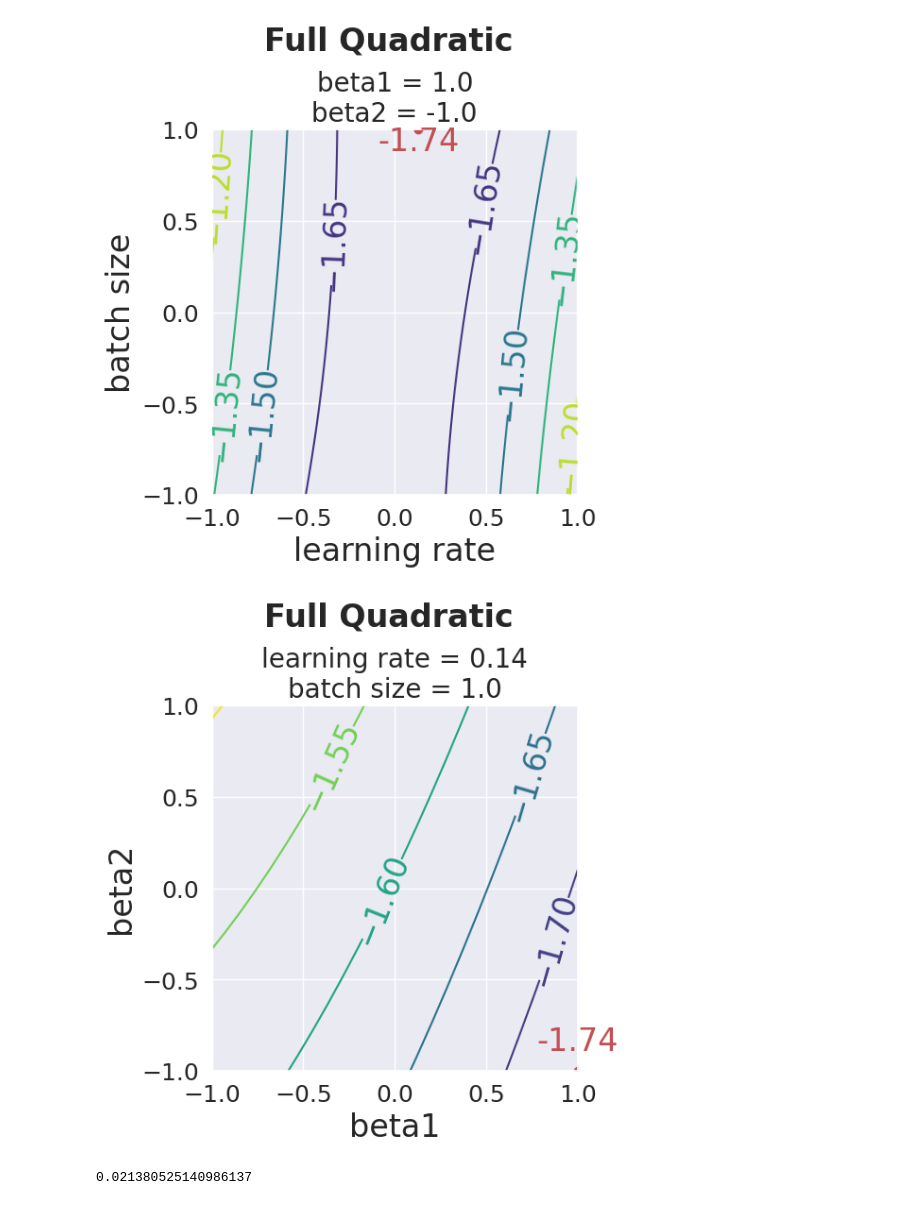
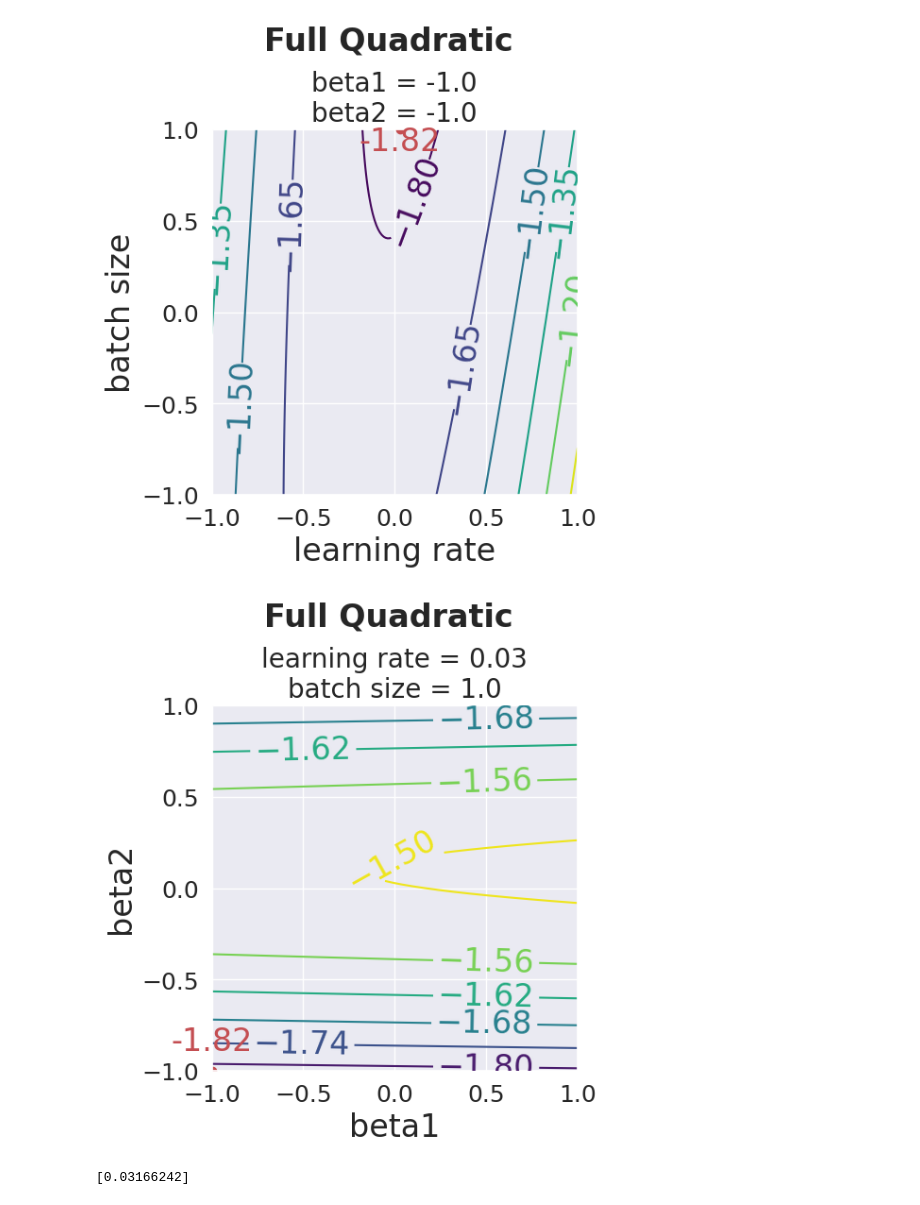
Before and after one commit to FareyaB/MISA-pytorch, a Jupyter notebook: figures/Seed21misa_pytorch_analysis_ICASSP2026.ipynb, the cells around one changed output. Saved outputs shown, nothing was run; the diff lists cells and outputs as text; code cells hidden in the pictures.

Commit message:
Updated seed 21 notebook

```diff
--- a/figures/Seed21misa_pytorch_analysis_ICASSP2026.ipynb
+++ b/figures/Seed21misa_pytorch_analysis_ICASSP2026.ipynb
@@ -194,2 +1,20 @@ Index(['experimenter', 'date_time', 'batch_size', 'learning_rate', 'weights',
+# %%
+import os
+from IPython import extract_module_locals;
+this_file = extract_module_locals()[1]["__vsc_ipynb_file__"]
+current_folder = os.path.dirname(this_file)
+
+import pandas as pd
+import datetime
+import csv
+import numpy as np
+import matplotlib.pyplot as plt
+import seaborn as sns
+import statsmodels.api as sm
+from patsy import dmatrices
+
+# Load the DataFrame and access its attributes
+with pd.HDFStore(os.path.join(current_folder,'../DSD/mp_df_seed21.h5')) as store:
+    mp_df = store.get('mp_df')
 # %%
 print(mp_df.columns)
@@ -576,9 +690,9 @@ from patsy import dmatrices
 import statsmodels.api as sm
 
 # Modified formula: fewer interaction terms and a transformation
-target, data = dmatrices('MISI_log ~ Learning_rate_log + Batch_size_log + beta1_0 + beta2_0 + ' +
-                         'Learning_rate_log:Batch_size_log + beta1_0:Learning_rate_log + Batch_size_log:beta1_0 + ' +
-                         'I(Learning_rate_log**2) + I(beta1_0**2) + I(Batch_size_log**2)',
+target, data = dmatrices('Log_MISI_Seed21 ~ Learning_rate_log + Batch_size_log + beta1_0 + beta2_0 + ' +
+                         'Learning_rate_log:Batch_size_log + beta2_0:Learning_rate_log + Batch_size_log:beta2_0 + ' +
+                         'I(Learning_rate_log**2) + I(beta2_0**2) + I(Batch_size_log**2)',
                          data=mp_df, return_type='dataframe')
 
 # Fit the model
@@ -589,26 +703,29 @@ print(lrm_mp.summary())
 # Extract coefficients from lrm_mp to form quadratic function parameters:
 c = lrm_mp.params['Intercept']
 b = lrm_mp.params[['Learning_rate_log', 'Batch_size_log', 'beta1_0', 'beta2_0']].to_numpy()
-A = np.array([[lrm_mp.params['I(Learning_rate_log ** 2)'], (lrm_mp.params['Learning_rate_log:Batch_size_log']/2), (lrm_mp.params['beta1_0:Learning_rate_log']/2), 0],
-              [(lrm_mp.params['Learning_rate_log:Batch_size_log']/2), lrm_mp.params['I(Batch_size_log ** 2)'], (lrm_mp.params['Batch_size_log:beta1_0']/2), 0],
-              [(lrm_mp.params['beta1_0:Learning_rate_log']/2), (lrm_mp.params['Batch_size_log:beta1_0']/2), lrm_mp.params['I(beta1_0 ** 2)'], 0],
-              [0, 0, 0, 0]])
+A = np.array([[lrm_mp.params['I(Learning_rate_log ** 2)'], (lrm_mp.params['Learning_rate_log:Batch_size_log']/2), 0, (lrm_mp.params['beta2_0:Learning_rate_log']/2)],
+              [(lrm_mp.params['Learning_rate_log:Batch_size_log']/2), lrm_mp.params['I(Batch_size_log ** 2)'], 0, (lrm_mp.params['Batch_size_log:beta2_0']/2)],
+              [0, 0, 0, 0],
+              [(lrm_mp.params['beta2_0:Learning_rate_log']/2), (lrm_mp.params['Batch_size_log:beta2_0']/2), 0, lrm_mp.params['I(beta2_0 ** 2)']]])
 
-# x_stars['MISI_full'] = optimize_quadratic_with_bounds(A, b, c, [-1,1])
-# # print(x_stars)
+x_stars['MISI_full'] = optimize_quadratic_with_bounds(A, b, c, [-1,1])
+print(x_stars)
 
-# names = ['Learning_rate_log', 'Batch_size_log', 'beta1_0', 'beta2_0']
-# # lock = [3]
-# lock = []
+# # names = ['Learning_rate_log', 'Batch_size_log', 'beta1_0', 'beta2_0']
+# # # lock = [3]
+# # lock = []
 
-# XD, Y, axs = make_quadratic_contour_plots(A, b, c, lock, names, x_stars['MISI_full'])
+# # XD, Y, axs = make_quadratic_contour_plots(A, b, c, lock, names, x_stars['MISI_full'])
 
-x_star, y_star = brute_force_quadratic_minimum(A, b, c)
-print(f"x_star:\n{x_star}")
-print(f"y_star:\n{10**y_star}")
-x_stars['MISI_full'] = x_star
+# x_star, y_star = brute_force_quadratic_minimum(A, b, c)
+# print(f"x_star:\n{x_star}")
+# print(f"y_star_log:\n{y_star}")
+# print(f"y_star:\n{10**y_star}")
+# # x_stars['MISI_full'] = x_star
 
-# plt.show()
+# # x_star, y_star = x_stars['MISI_full'][0][0], x_stars['MISI_full'][0][1]
+
+# # plt.show()
 
 print(f'MISI_full: {10**f1v(np.array([ 0.14,  1.  ,  1.  , -1.  ]),A,b,c)}')
 print(f'MISI_sig: {10**f1v(np.array([-0.14, -1.  ,  1.  , -1.  ]),A,b,c)}')
@@ -619,22 +736,22 @@ print(f'Epoch_sig: {10**f1v(np.array([ 1., -1.,  1., -1.]),A,b,c)}')
 
 names = ['learning rate', 'batch size', 'beta1', 'beta2']
 lock = [2, 3]
-XD, Y, axs, fig = make_quadratic_contour_plots2(A, b, c, lock, names, [[np.array([ 0.14,  1.  ,  1.  , -1.  ]),f1v(np.array([ 0.14,  1.  ,  1.  , -1.  ]),A,b,c)]])
+XD, Y, axs, fig = make_quadratic_contour_plots2(A, b, c, lock, names, x_stars['MISI_full']) # [[np.array([ 0.14,  1.  ,  1.  , -1.  ]),f1v(np.array([ 0.14,  1.  ,  1.  , -1.  ]),A,b,c)]])
 # Title for figure:
 # fig.suptitle(r'  $\mathrm{log}_{10} \left( \mathrm{MISI} \right)$ (Full Quadratic)  ', fontsize=24, fontweight='bold')
 fig.suptitle(r'Full Quadratic', fontsize=24, fontweight='bold')
 plt.show()
 # fig.savefig('/content/drive/MyDrive/HyperTorchMISA/FullMISI1.pdf', dpi=800, bbox_inches='tight') left
-fig.savefig('/data/users3/rsilva/MISA-pytorch/figures/yohan2aleft.pdf', dpi=800, bbox_inches='tight')
+# fig.savefig('/data/users3/rsilva/MISA-pytorch/figures/yohan2aleft.pdf', dpi=800, bbox_inches='tight')
 
 lock = [0, 1]
-XD, Y, axs, fig = make_quadratic_contour_plots2(A, b, c, lock, names, [[np.array([ 0.14,  1.  ,  1.  , -1.  ]),f1v(np.array([ 0.14,  1.  ,  1.  , -1.  ]),A,b,c)]])
+XD, Y, axs, fig = make_quadratic_contour_plots2(A, b, c, lock, names, x_stars['MISI_full']) # [[np.array([ 0.14,  1.  ,  1.  , -1.  ]),f1v(np.array([ 0.14,  1.  ,  1.  , -1.  ]),A,b,c)]])
 # Title for figure:
 # fig.suptitle(r'  $\mathrm{log}_{10} \left( \mathrm{MISI} \right)$ (Full Quadratic)  ', fontsize=24, fontweight='bold')
 fig.suptitle(r'Full Quadratic', fontsize=24, fontweight='bold')
 plt.show()
 # fig.savefig('/content/drive/MyDrive/HyperTorchMISA/FullMISI2.pdf', dpi=800, bbox_inches='tight') right
-fig.savefig('/data/users3/rsilva/MISA-pytorch/figures/yohan2aright.pdf', dpi=800, bbox_inches='tight')
+# fig.savefig('/data/users3/rsilva/MISA-pytorch/figures/yohan2aright.pdf', dpi=800, bbox_inches='tight')
 
 # average y
 avg_x_star = np.array([0.0093, 300, 0.9233, 0.8700])
@@ -667,6 +784,6 @@ Epoch_sig: 0.0721202931069904
-[figure, old version]
+[figure, new version]
-[figure, old version]
+[figure, new version]
-0.021380525140986137
+[0.03166242]
 # %%
 # MISI (only significant)
 from patsy import dmatrices
```
Also changed, not shown: parts of 15 cells of this notebook, 1 other file.
